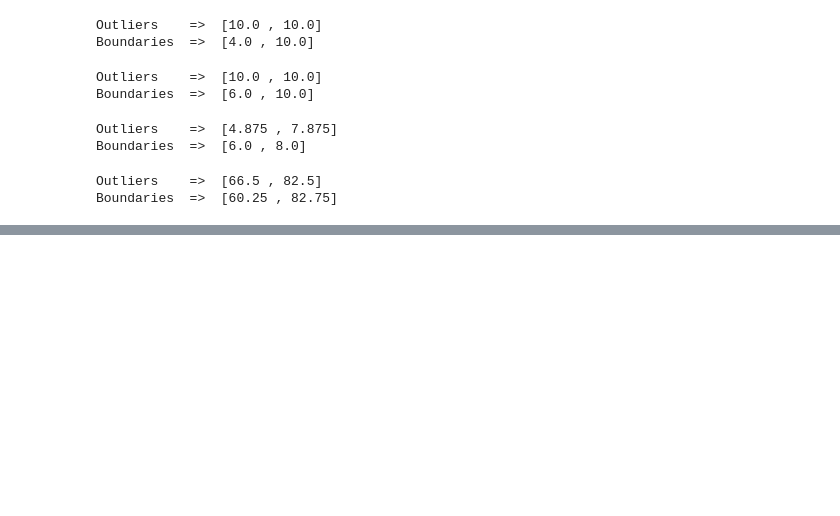
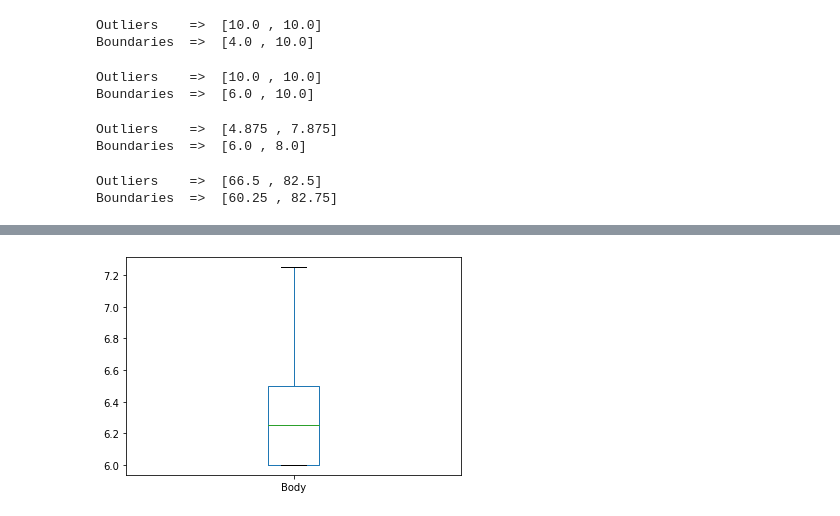
Before and after one commit to RaneemAlRushud/CoffeeBeansDataset-Experiment, a Jupyter notebook: AI-Project.ipynb, the cells around one changed output, grey strips where cells are left out. Cells and saved outputs as stored; diff of their text form; code cells hidden in the pictures; blank space fills up the shorter version.

```diff
--- a/AI-Project.ipynb
+++ b/AI-Project.ipynb
@@ -367,0 +373,4 @@ df_cleaned.to_csv('CoffeeBeansCleaned.csv', index = False)
+# %%
+plot_boxplot(df_cleaned,'Body')
+# %% [output]
+[figure, added]
```
Also changed, not shown: parts of 68 cells of this notebook, 1 other file.
